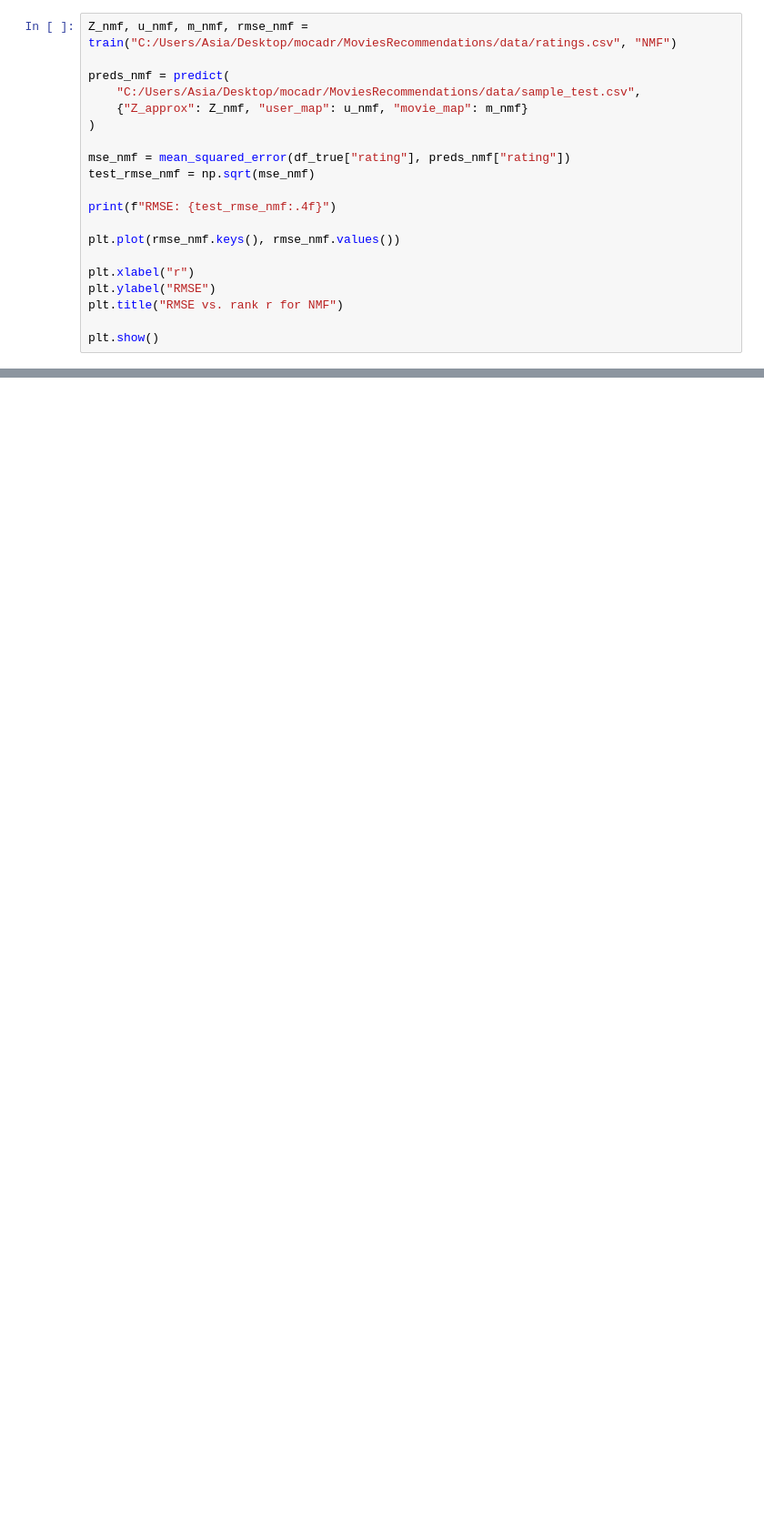
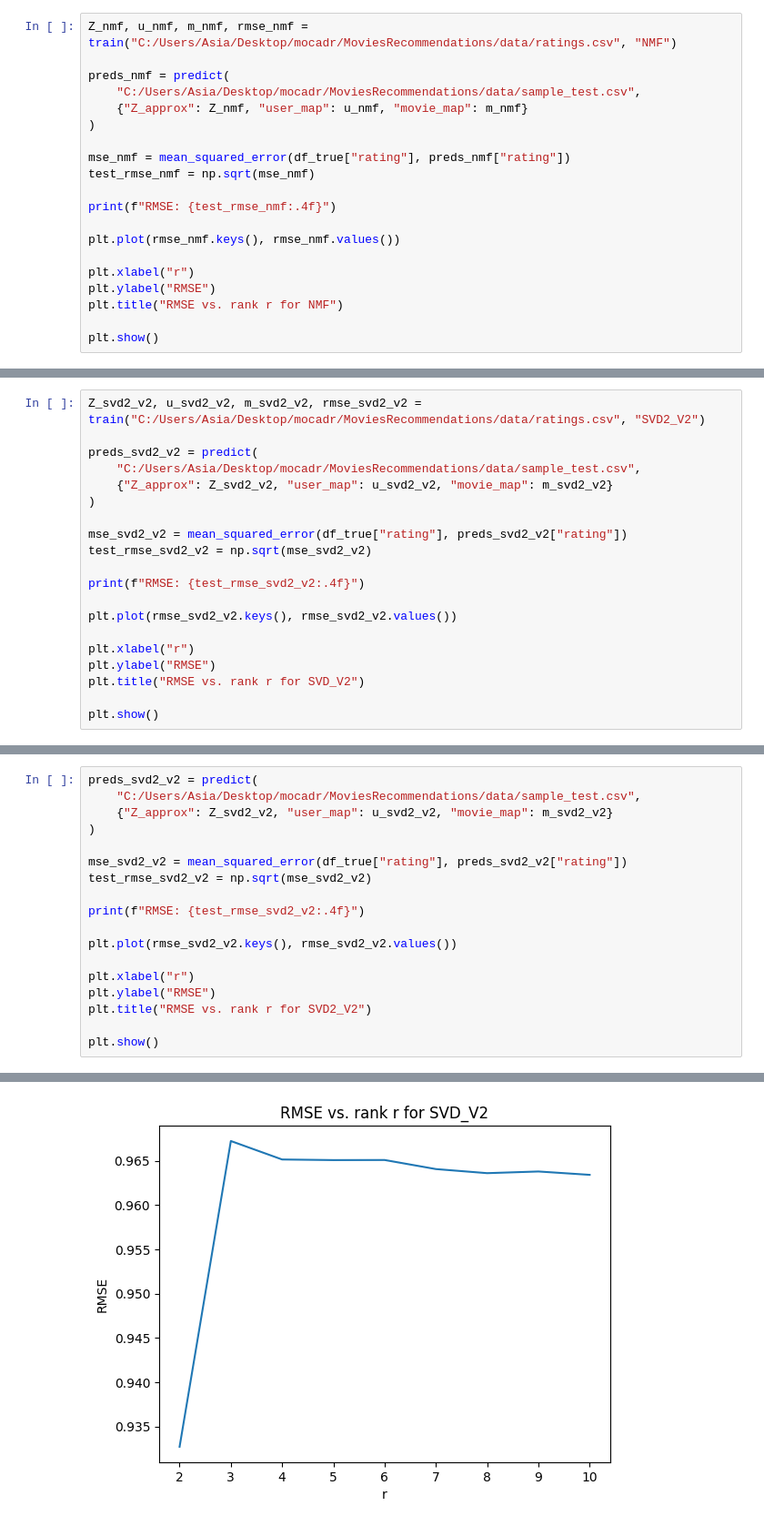
Before and after one commit to JoannaPokora/MoviesRecommendations, a Jupyter notebook: notebooks/final_tests.ipynb, the cells around one changed output, grey strips where cells are left out. Shown at 91% size. Cells and saved outputs as stored; diff of their text form; blank space fills up the shorter version.

```diff
--- a/notebooks/final_tests.ipynb
+++ b/notebooks/final_tests.ipynb
@@ -129,0 +100,20 @@ plt.show()
+# %%
+Z_svd2_v2, u_svd2_v2, m_svd2_v2, rmse_svd2_v2 = train("C:/Users/Asia/Desktop/mocadr/MoviesRecommendations/data/ratings.csv", "SVD2_V2")
+
+preds_svd2_v2 = predict(
+    "C:/Users/Asia/Desktop/mocadr/MoviesRecommendations/data/sample_test.csv",
+    {"Z_approx": Z_svd2_v2, "user_map": u_svd2_v2, "movie_map": m_svd2_v2}
+)
+
+mse_svd2_v2 = mean_squared_error(df_true["rating"], preds_svd2_v2["rating"])
+test_rmse_svd2_v2 = np.sqrt(mse_svd2_v2)
+
+print(f"RMSE: {test_rmse_svd2_v2:.4f}")
+
+plt.plot(rmse_svd2_v2.keys(), rmse_svd2_v2.values())
+
+plt.xlabel("r")
+plt.ylabel("RMSE")
+plt.title("RMSE vs. rank r for SVD_V2")
+
+plt.show()
@@ -129,0 +125,19 @@ plt.show()
+# %%
+preds_svd2_v2 = predict(
+    "C:/Users/Asia/Desktop/mocadr/MoviesRecommendations/data/sample_test.csv",
+    {"Z_approx": Z_svd2_v2, "user_map": u_svd2_v2, "movie_map": m_svd2_v2}
+)
+
+mse_svd2_v2 = mean_squared_error(df_true["rating"], preds_svd2_v2["rating"])
+test_rmse_svd2_v2 = np.sqrt(mse_svd2_v2)
+
+print(f"RMSE: {test_rmse_svd2_v2:.4f}")
+
+plt.plot(rmse_svd2_v2.keys(), rmse_svd2_v2.values())
+
+plt.xlabel("r")
+plt.ylabel("RMSE")
+plt.title("RMSE vs. rank r for SVD2_V2")
+
+plt.show()
+# %% [output]
@@ -129,0 +145 @@ plt.show()
+[figure, added]
```
Also changed, not shown: parts of 8 cells of this notebook.
